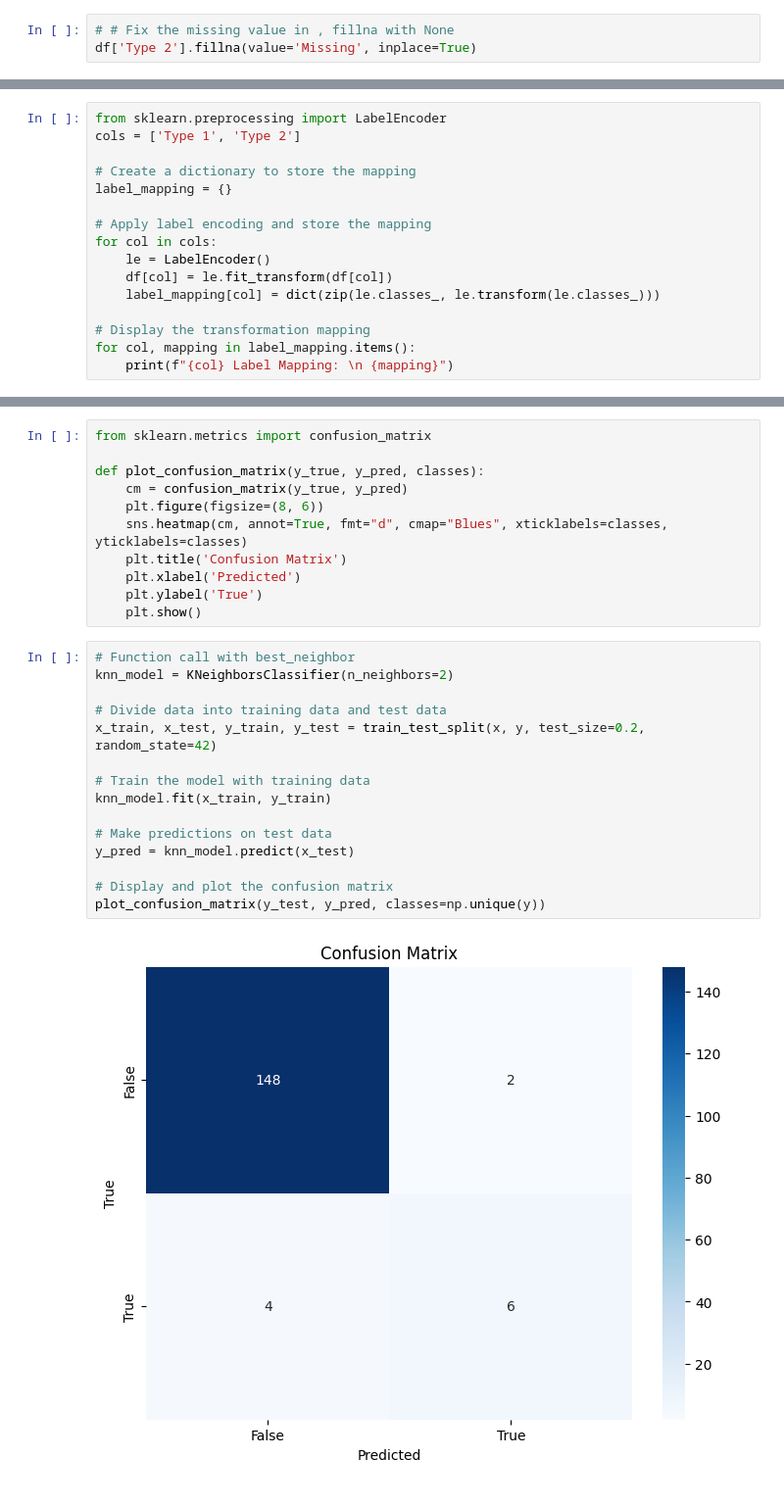
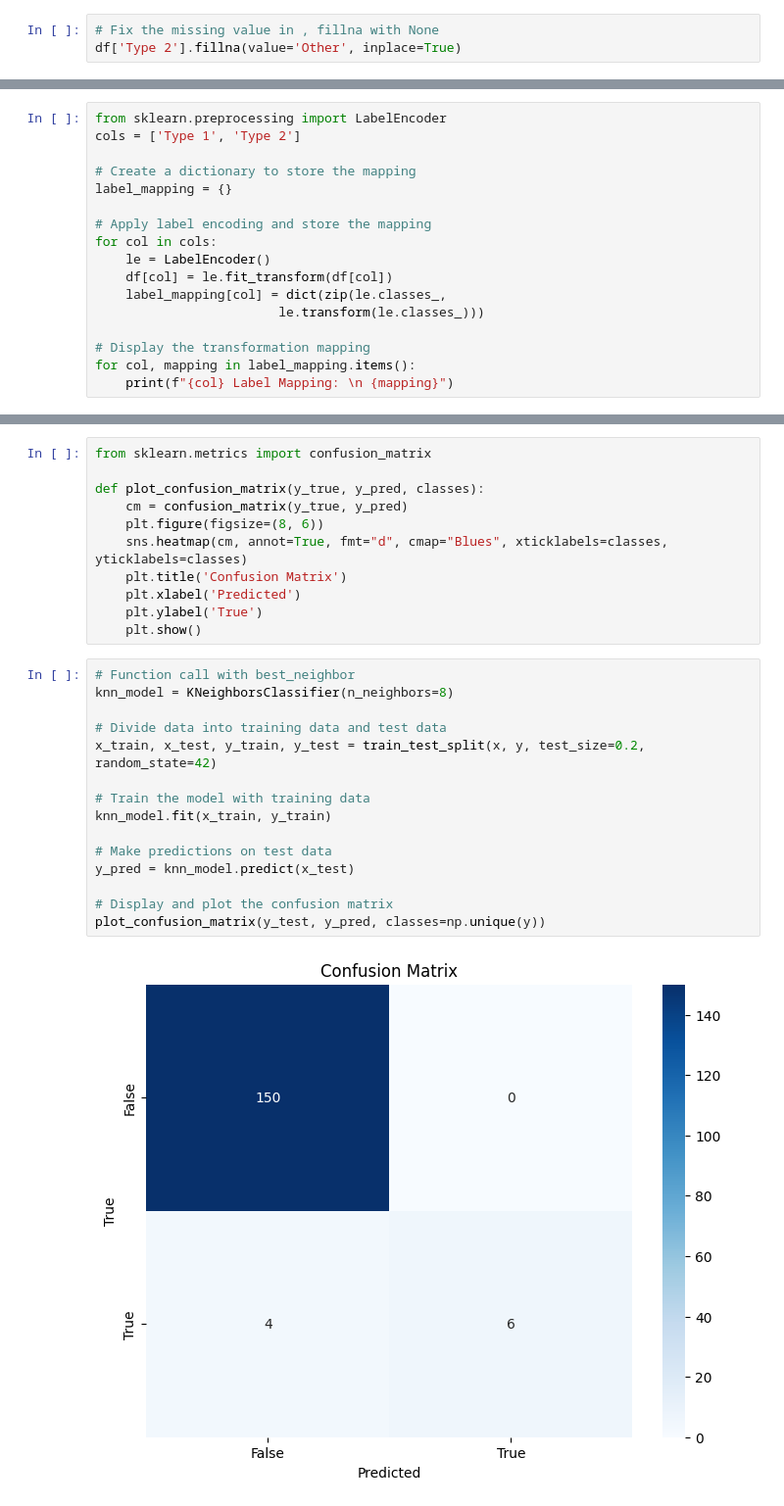
Before and after one commit to miasetya12/Data-Science-Project, a Jupyter notebook: Pokemon/Pokemon Analysis.ipynb, the cells around one changed output, grey strips where cells are left out. Shown at 98% size. Drawn from its saved outputs; the diff is of its cells as text.

```diff
--- a/Pokemon/Pokemon Analysis.ipynb
+++ b/Pokemon/Pokemon Analysis.ipynb
@@ -124,6 +129,6 @@ Generation      0
 Legendary       0
 dtype: int64
 # %%
-# # Fix the missing value in , fillna with None
-df['Type 2'].fillna(value='Missing', inplace=True)
+# Fix the missing value in , fillna with None
+df['Type 2'].fillna(value='Other', inplace=True)
 # %%
@@ -286,7 +284,8 @@ label_mapping = {}
 for col in cols:
     le = LabelEncoder()
     df[col] = le.fit_transform(df[col])
-    label_mapping[col] = dict(zip(le.classes_, le.transform(le.classes_)))
+    label_mapping[col] = dict(zip(le.classes_,
+                        le.transform(le.classes_)))
 
 # Display the transformation mapping
 for col, mapping in label_mapping.items():
@@ -403,18 +402,18 @@ def plot_confusion_matrix(y_true, y_pred, classes):
     plt.show()
 # %%
 # Function call with best_neighbor
-knn_model = KNeighborsClassifier(n_neighbors=2)
+knn_model = KNeighborsClassifier(n_neighbors=8)
 
 # Divide data into training data and test data
 x_train, x_test, y_train, y_test = train_test_split(x, y, test_size=0.2, random_state=42)
 
 # Train the model with training data
 knn_model.fit(x_train, y_train)
 
 # Make predictions on test data
 y_pred = knn_model.predict(x_test)
 
 # Display and plot the confusion matrix
 plot_confusion_matrix(y_test, y_pred, classes=np.unique(y))
 # %% [output]
-[figure, old version]
+[figure, new version]
```
Also changed, not shown: parts of 8 cells of this notebook.
